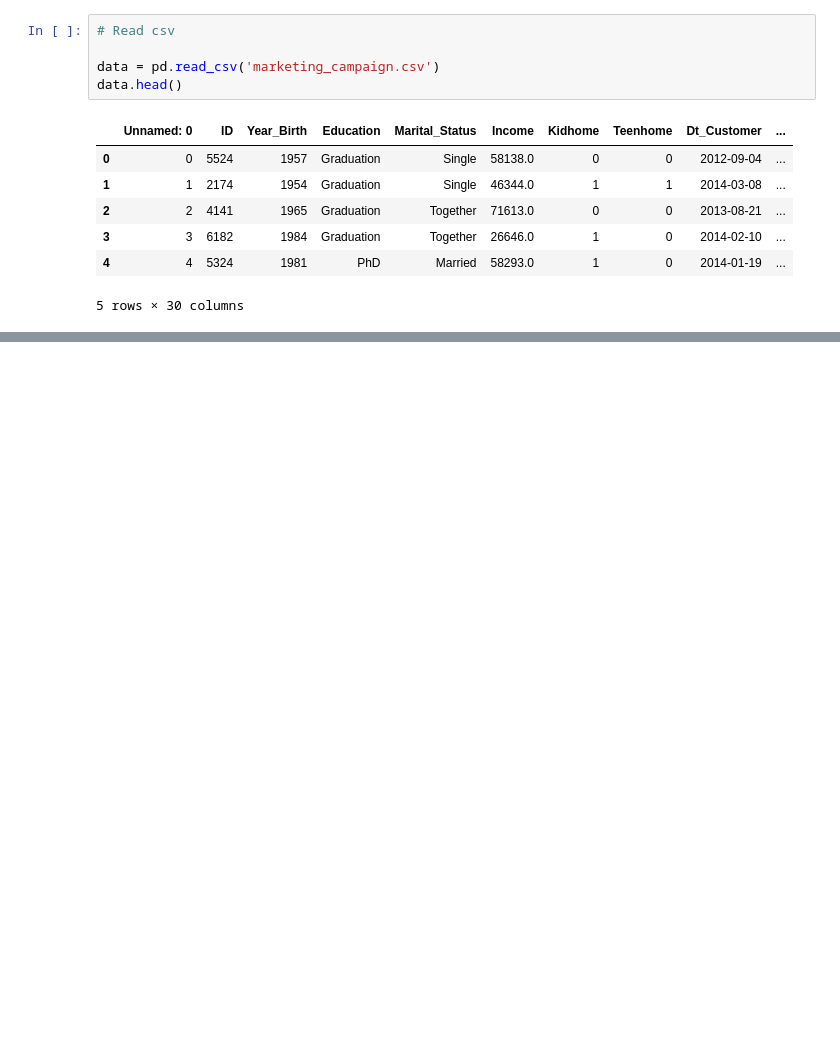
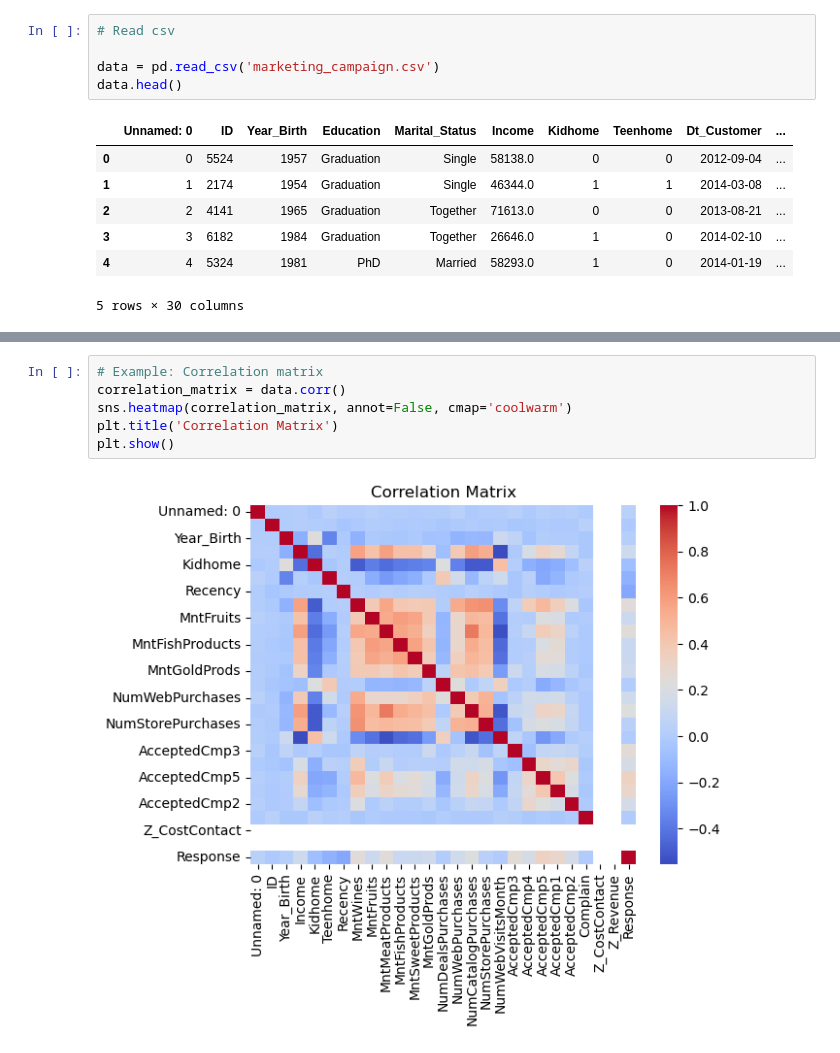
Before and after one commit to ASM2023063/mscda-20241-capstone, a Jupyter notebook: 2023063_CAPSTONE_PRACTICAL_V1.ipynb, the cells around one changed output, grey strips where cells are left out. Cells and saved outputs as stored; diff of their text form; blank space fills up the shorter version.

```diff
--- a/2023063_CAPSTONE_PRACTICAL_V1.ipynb
+++ b/2023063_CAPSTONE_PRACTICAL_V1.ipynb
@@ -32,0 +145,8 @@ data.head()
+# %%
+# Example: Correlation matrix
+correlation_matrix = data.corr()
+sns.heatmap(correlation_matrix, annot=False, cmap='coolwarm')
+plt.title('Correlation Matrix')
+plt.show()
+# %% [output]
+[figure, added]
```
Also changed, not shown: parts of 8 cells of this notebook.
